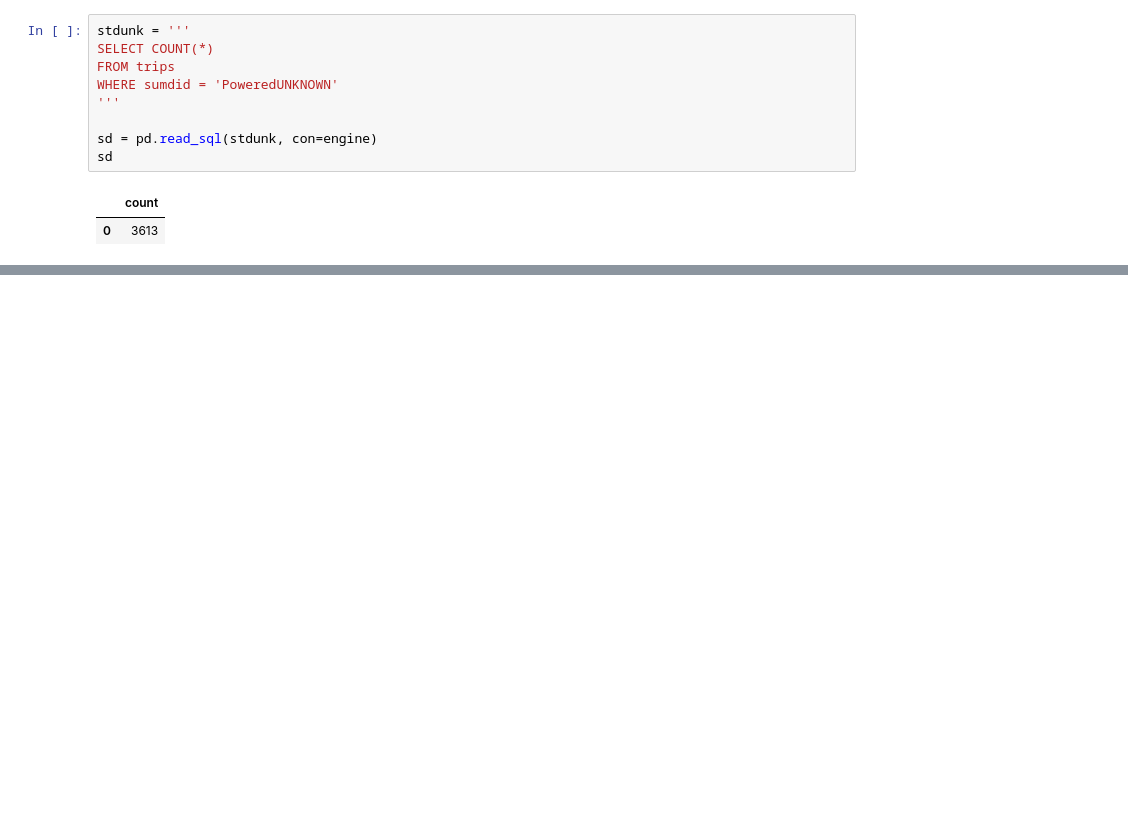
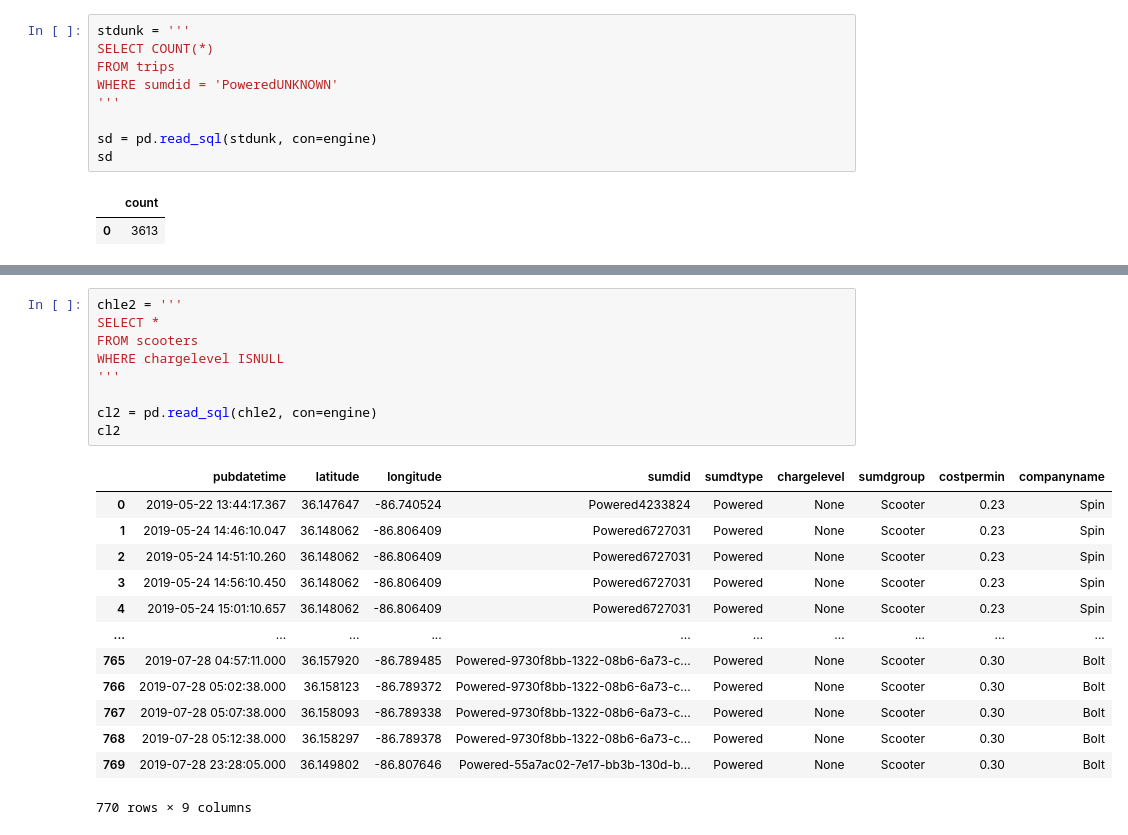
Before and after one commit to NSS-Data-Analytics-Cohort-8/scooter-partner1-badger-badger-python, a Jupyter notebook: notebooks/scoot_scoot.ipynb, the cells around one changed output, grey strips where cells are left out. Cells and saved outputs as stored; diff of their text form; blank space fills up the shorter version.

```diff
--- a/notebooks/scoot_scoot.ipynb
+++ b/notebooks/scoot_scoot.ipynb
@@ -336,0 +364,23 @@ sd
+# %%
+chle2 = '''
+SELECT *
+FROM scooters
+WHERE chargelevel ISNULL
+'''
+
+cl2 = pd.read_sql(chle2, con=engine)
+cl2
+# %% [output]
+|  | pubdatetime | latitude | longitude | sumdid | sumdtype | chargelevel | sumdgroup | costpermin | companyname |
+| 0 | 2019-05-22 13:44:17.367 | 36.147647 | -86.740524 | Powered4233824 | Powered | None | Scooter | 0.23 | Spin |
+| 1 | 2019-05-24 14:46:10.047 | 36.148062 | -86.806409 | Powered6727031 | Powered | None | Scooter | 0.23 | Spin |
+| 2 | 2019-05-24 14:51:10.260 | 36.148062 | -86.806409 | Powered6727031 | Powered | None | Scooter | 0.23 | Spin |
+| 3 | 2019-05-24 14:56:10.450 | 36.148062 | -86.806409 | Powered6727031 | Powered | None | Scooter | 0.23 | Spin |
+| 4 | 2019-05-24 15:01:10.657 | 36.148062 | -86.806409 | Powered6727031 | Powered | None | Scooter | 0.23 | Spin |
+| ... | ... | ... | ... | ... | ... | ... | ... | ... | ... |
+| 765 | 2019-07-28 04:57:11.000 | 36.157920 | -86.789485 | Powered-9730f8bb-1322-08b6-6a73-c... | Powered | None | Scooter | 0.30 | Bolt |
+| 766 | 2019-07-28 05:02:38.000 | 36.158123 | -86.789372 | Powered-9730f8bb-1322-08b6-6a73-c... | Powered | None | Scooter | 0.30 | Bolt |
+| 767 | 2019-07-28 05:07:38.000 | 36.158093 | -86.789338 | Powered-9730f8bb-1322-08b6-6a73-c... | Powered | None | Scooter | 0.30 | Bolt |
+| 768 | 2019-07-28 05:12:38.000 | 36.158297 | -86.789378 | Powered-9730f8bb-1322-08b6-6a73-c... | Powered | None | Scooter | 0.30 | Bolt |
+| 769 | 2019-07-28 23:28:05.000 | 36.149802 | -86.807646 | Powered-55a7ac02-7e17-bb3b-130d-b... | Powered | None | Scooter | 0.30 | Bolt |
+770 rows × 9 columns
```
Also changed, not shown: parts of 7 cells of this notebook.
